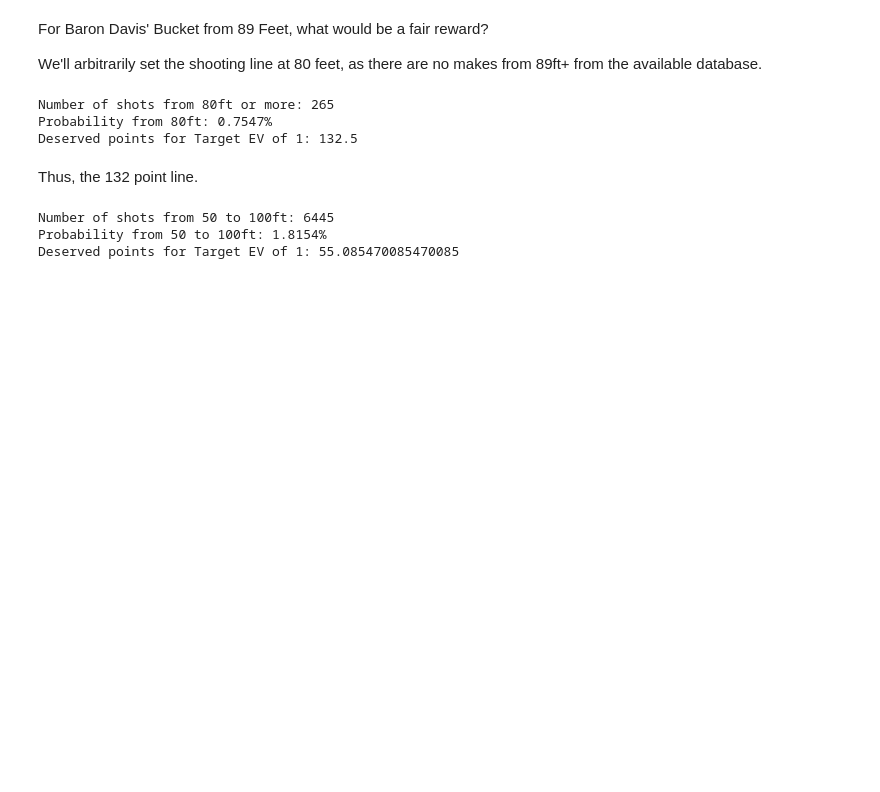
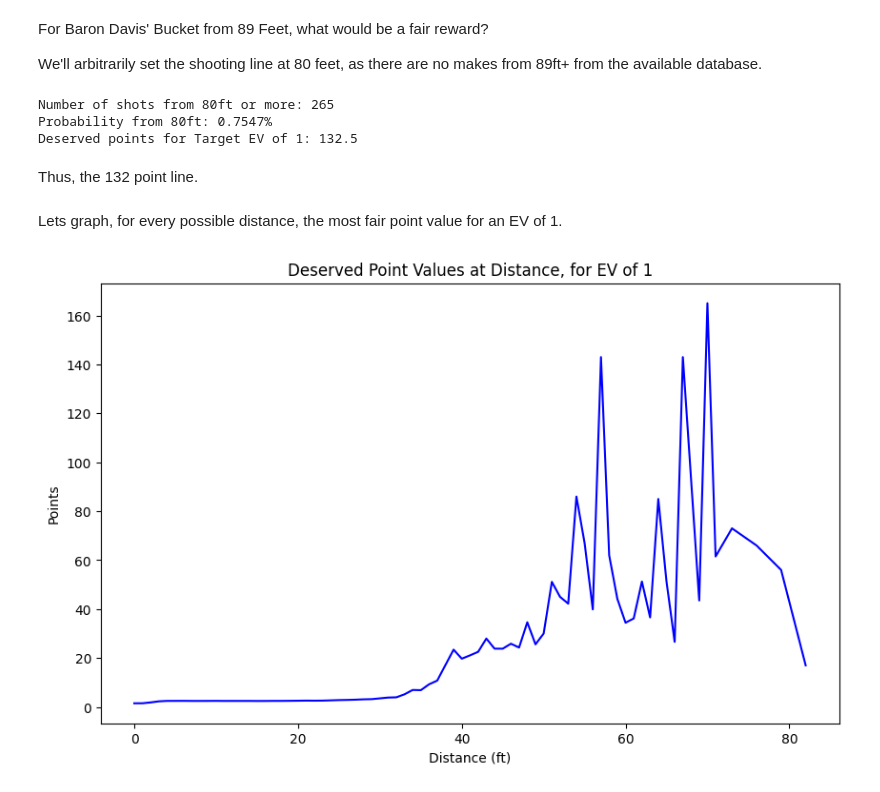
Before and after one commit to qghop/NBA-Re-Scoring, a Jupyter notebook: nba_re-scoring.ipynb, the cells around one changed output. Cells and saved outputs as stored; diff of their text form; code cells hidden in the pictures; blank space fills up the shorter version.

Commit message:
Finished Expected Value Section

```diff
--- a/nba_re-scoring.ipynb
+++ b/nba_re-scoring.ipynb
@@ -113,12 +113,12 @@ deserved_points = 4
 best_diff = 999
 best_dist = -1
 for dist in range(0, 95):
-    current_EV = u.calculate_shot_probability(df, dist, 200) * 4
+    current_EV = u.calculate_shot_probability(df, dist, 200) * deserved_points
     diff = abs(current_EV - target_EV)
     if diff < best_diff:
         best_diff = diff
         best_dist = dist
-print(f"Best Distance for 4 Point Line (Target EV {target_EV}): {best_dist}")
+print(f"Best Distance for {deserved_points} Point Line (Target EV {target_EV}): {best_dist}")
 # %% [output]
 Best Distance for 4 Point Line (Target EV 1): 28
 # %%
@@ -142,9 +144,20 @@ Probability from 80ft: 0.7547%
 Deserved points for Target EV of 1: 132.5
 # %% [markdown]
 Thus, the 132 point line.
-# %%
-halfcourt_deserved_points = u.get_deserved_points(df, 50, 100, 1, True)
-# %% [output]
-Number of shots from 50 to 100ft: 6445
-Probability from 50 to 100ft: 1.8154%
-Deserved points for Target EV of 1: 55.085470085470085
+# %% [markdown]
+Lets graph, for every possible distance, the most fair point value for an EV of 1.
+# %%
+EV = 1
+points_per_distance = {}
+for dist in range(0,95):
+    deserved_points = u.get_deserved_points(df, dist, dist, EV, False)
+    if deserved_points > 0:
+        points_per_distance[dist] = deserved_points
+plt.figure(figsize=(10,6))
+plt.plot(list(points_per_distance.keys()), list(points_per_distance.values()), color='b')
+plt.title(f"Deserved Point Values at Distance, for EV of {EV}")
+plt.xlabel("Distance (ft)")
+plt.ylabel("Points")
+plt.show()
+# %% [output]
+[figure, added]
```
Also changed, not shown: parts of 5 cells of this notebook, 1 other file.
